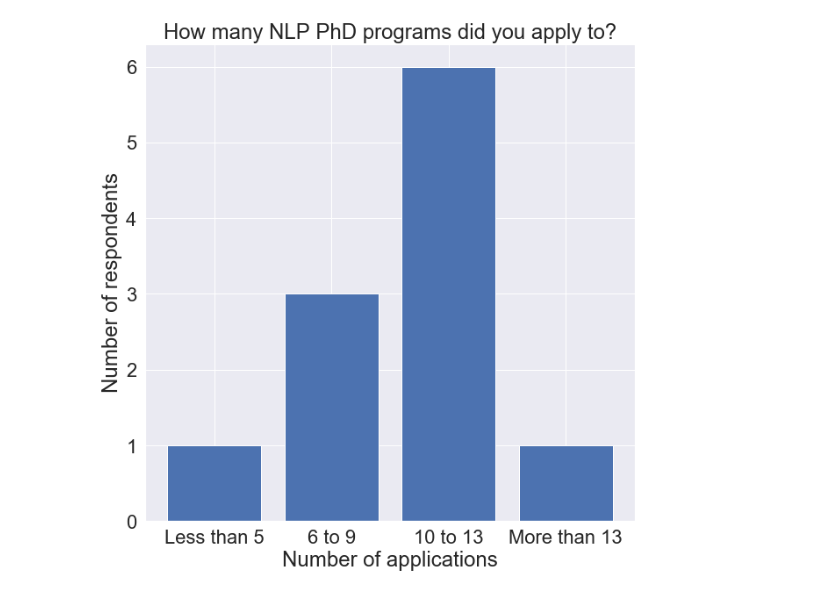
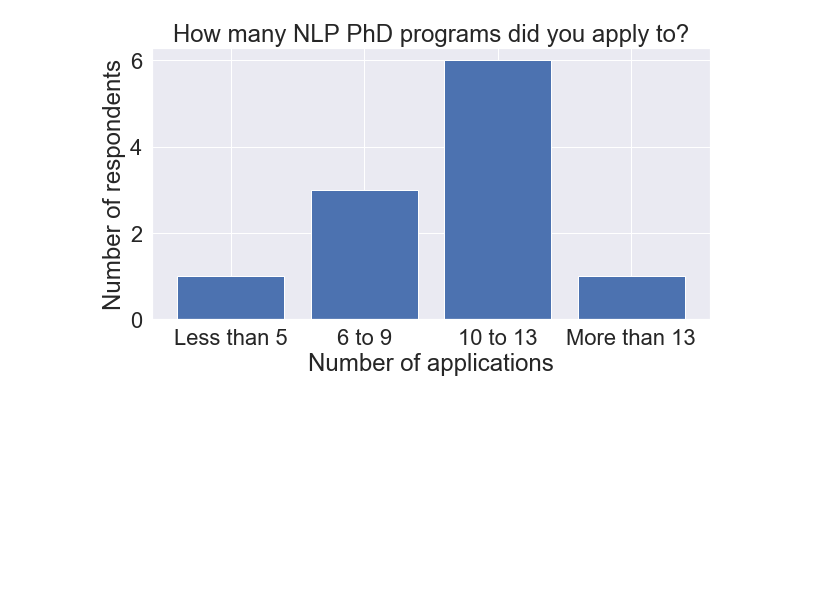
Before and after one commit to nelson-liu/nlp-phd-vis, a Jupyter notebook: How many programs did you apply to?.ipynb, the cells around one changed output. Saved outputs shown, nothing was run; the diff lists cells and outputs as text; code cells hidden in the pictures; blank space fills up the shorter version.

Commit message:
Change figsize from (10, 10) to (10, 5)

```diff
--- a/How many programs did you apply to?.ipynb
+++ b/How many programs did you apply to?.ipynb
@@ -27,13 +27,13 @@ aggregated_responses = {
     "More than 13": 1
 }
 # %%
-plt.figure(figsize=(10, 10))
+plt.figure(figsize=(10, 5))
 labels, counts = zip(*aggregated_responses.items())
 plt.bar(labels, counts, align='center')
 plt.title("How many NLP PhD programs did you apply to?")
 plt.xlabel("Number of applications")
 plt.ylabel("Number of respondents")
 
 plt.savefig("number_of_applications.png", bbox_inches="tight", pad_inches=0)
 # %% [output]
-[figure, old version]
+[figure, new version]
```
Also changed, not shown: 5 other files.
